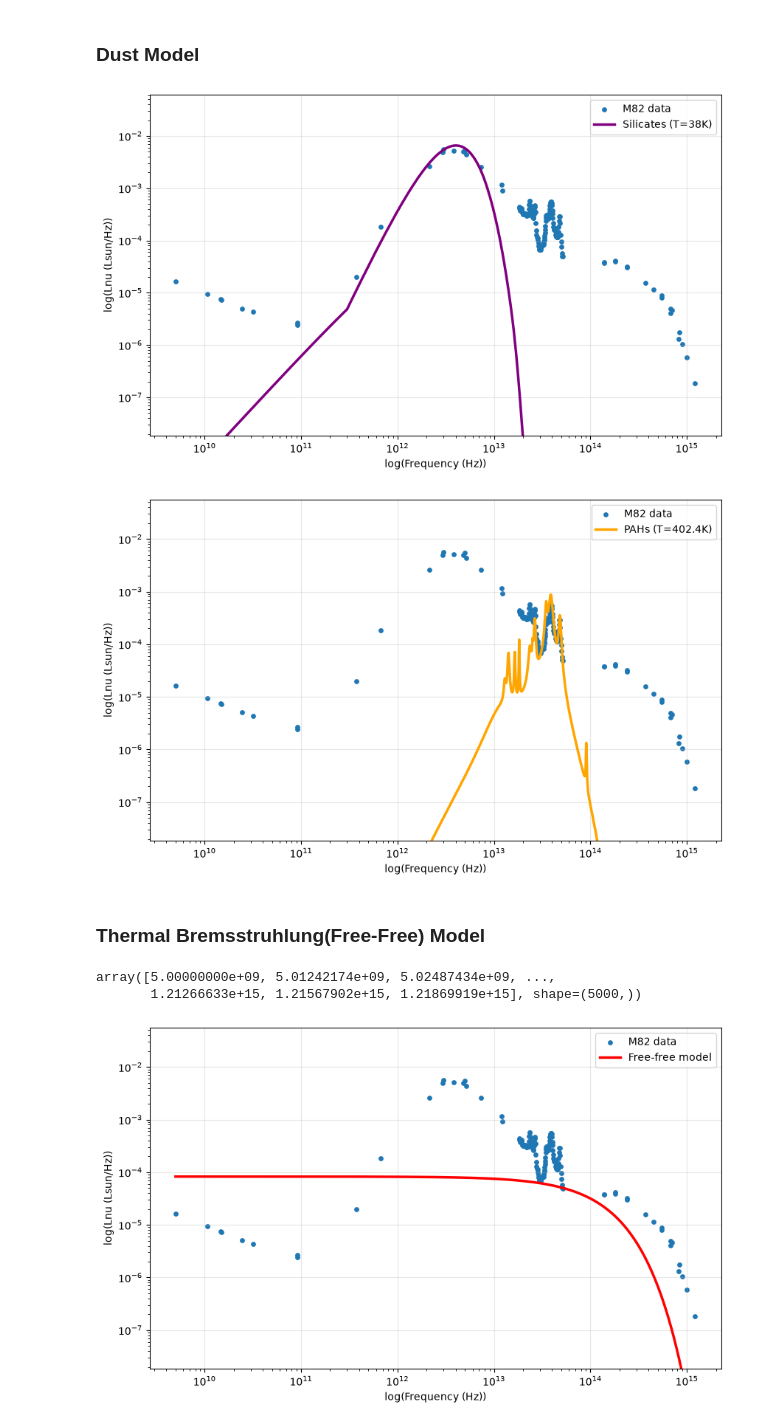
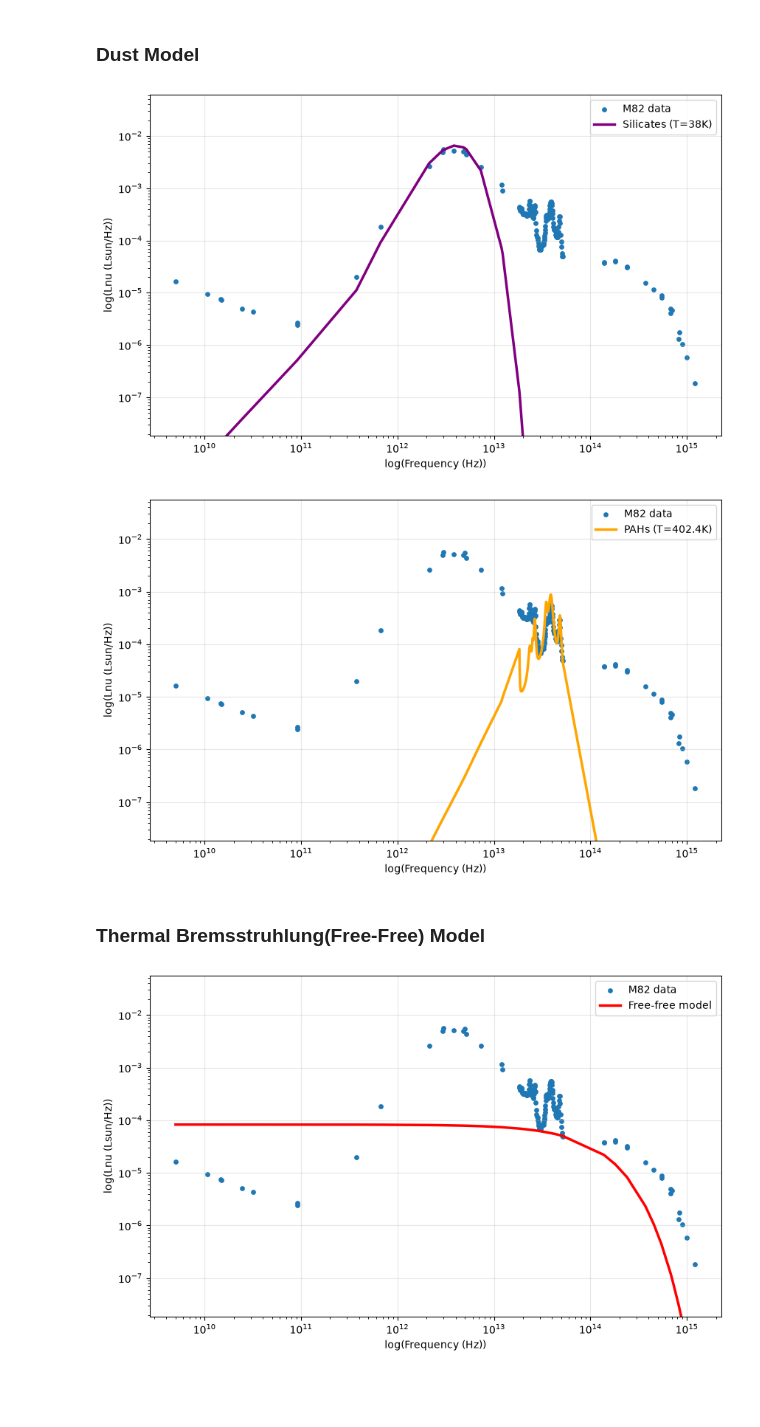
Before and after one commit to 2871796/PHYS3006-Research-Project, a Jupyter notebook: SED_of_a_Starburst_Galaxy.ipynb, the cells around one changed output. Drawn from its saved outputs; the diff is of its cells as text; code cells hidden in the pictures; blank space fills up the shorter version.

```diff
--- a/SED_of_a_Starburst_Galaxy.ipynb
+++ b/SED_of_a_Starburst_Galaxy.ipynb
@@ -205,8 +205,8 @@ def absorption_opacity(data, grain_radius_um, rho_gcm3):
     nu = const.c.value / (lambda_um * 1e-6)
     return nu, kappa
 # %%
-kappa_sil_plot = np.interp(nu_plot, nu_sil, kappa_sil)
-kappa_pah_plot = np.interp(nu_plot, nu_pah, kappa_pah)
+kappa_sil_plot = np.interp(nu, nu_sil, kappa_sil)
+kappa_pah_plot = np.interp(nu, nu_pah, kappa_pah)
 
 T_sil = 38
 A_sil = 1.9e+12
@@ -214,12 +214,12 @@ A_sil = 1.9e+12
 T_pah = 402.4
 A_pah = 4.8e+04
 
-dust_model_sil = A_sil * kappa_sil_plot * planck_nu(nu_plot, T_sil)
-dust_model_pah = A_pah * kappa_pah_plot * planck_nu(nu_plot, T_pah)
+dust_model_sil = A_sil * kappa_sil_plot * planck_nu(nu, T_sil)
+dust_model_pah = A_pah * kappa_pah_plot * planck_nu(nu, T_pah)
 # %%
 plt.figure(figsize=(10,6))
 plt.scatter(nu, Lnu,s=15,label='M82 data')
-plt.plot(nu_plot, dust_model_sil, lw=2.5,color='purple', label=f'Silicates (T={T_sil}K)')
+plt.plot(nu, dust_model_sil, lw=2.5,color='purple', label=f'Silicates (T={T_sil}K)')
 plt.xscale('log')
 plt.yscale('log')
 plt.ylim(min(Lnu)*0.1, max(Lnu)*11)
@@ -229,21 +229,21 @@ plt.legend()
 plt.grid(True, alpha=0.3)
 plt.show()
 # %% [output]
-[figure, old version]
+[figure, new version]
 # %%
 plt.figure(figsize=(10, 6))
 plt.scatter(nu, Lnu, s=15, label='M82 data')
-plt.plot(nu_plot, dust_model_pah, lw=2.5,color="orange", label=f'PAHs (T={T_pah}K)')
+plt.plot(nu, dust_model_pah, lw=2.5,color="orange", label=f'PAHs (T={T_pah}K)')
 plt.xscale('log')
 plt.yscale('log')
 plt.ylim(min(Lnu)*0.1, max(Lnu)*10)
 plt.xlabel('log(Frequency (Hz))')
 plt.ylabel('log(Lnu (Lsun/Hz))')
 plt.legend()
 plt.grid(True, alpha=0.3)
 plt.show()
 # %% [output]
-[figure, old version]
+[figure, new version]
 # %% [markdown]
 ### Thermal Bremsstruhlung(Free-Free) Model
 # %%
@@ -259,9 +259,4 @@ def Rayleigh_Jeans(nu, T_e=5e3):
 # %%
 def thermal_Bremsstruhlung(nu, A_ff=1e36, T_e=5e3):
     return A_ff * (T_e ** (-1.35)) * (nu ** (-2.1)) * Rayleigh_Jeans(nu, T_e=T_e)
-# %%
-nu_plot
-# %% [output]
-array([5.00000000e+09, 5.01242174e+09, 5.02487434e+09, ...,
-       1.21266633e+15, 1.21567902e+15, 1.21869919e+15], shape=(5000,))
 # %%
```
Also changed, not shown: parts of 13 cells of this notebook, 1 other file.
